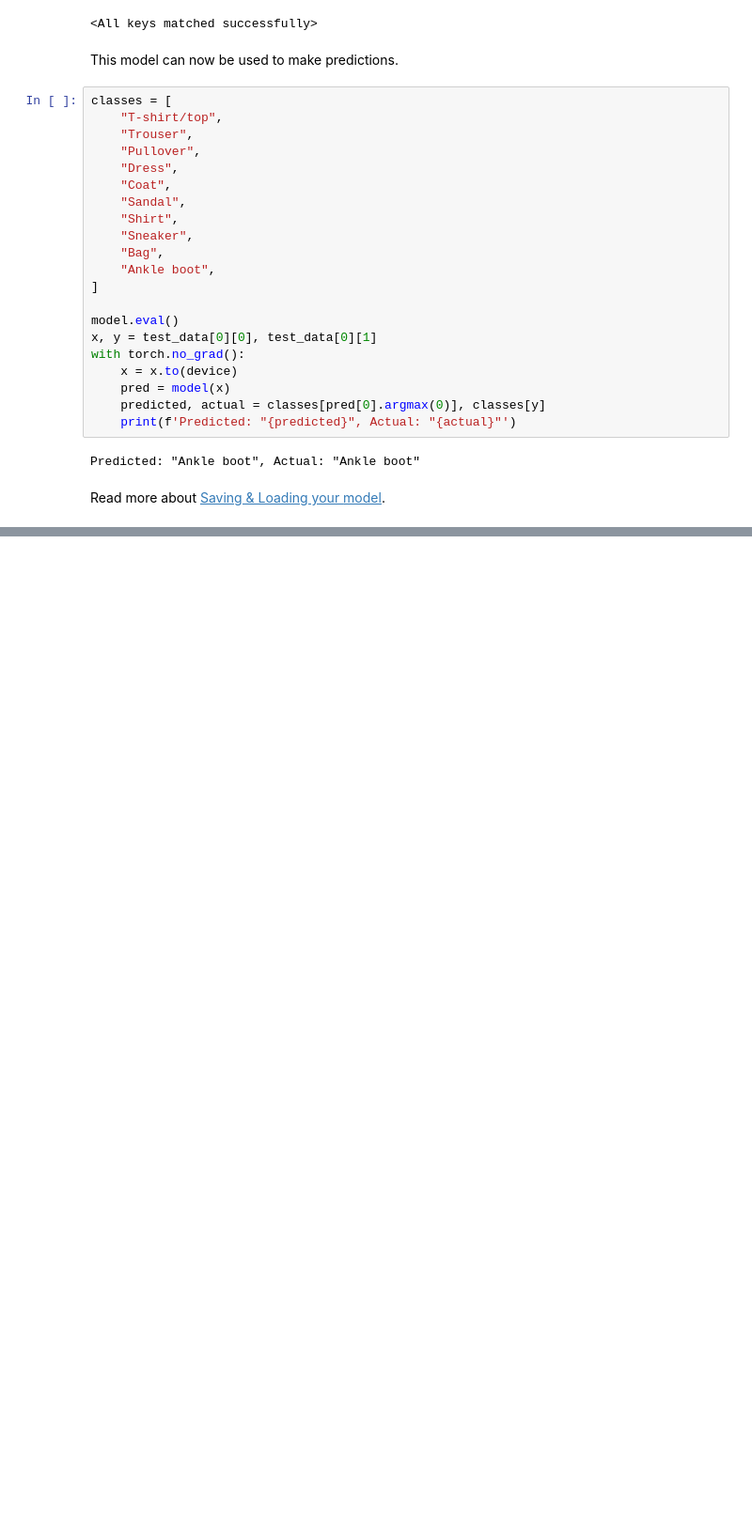
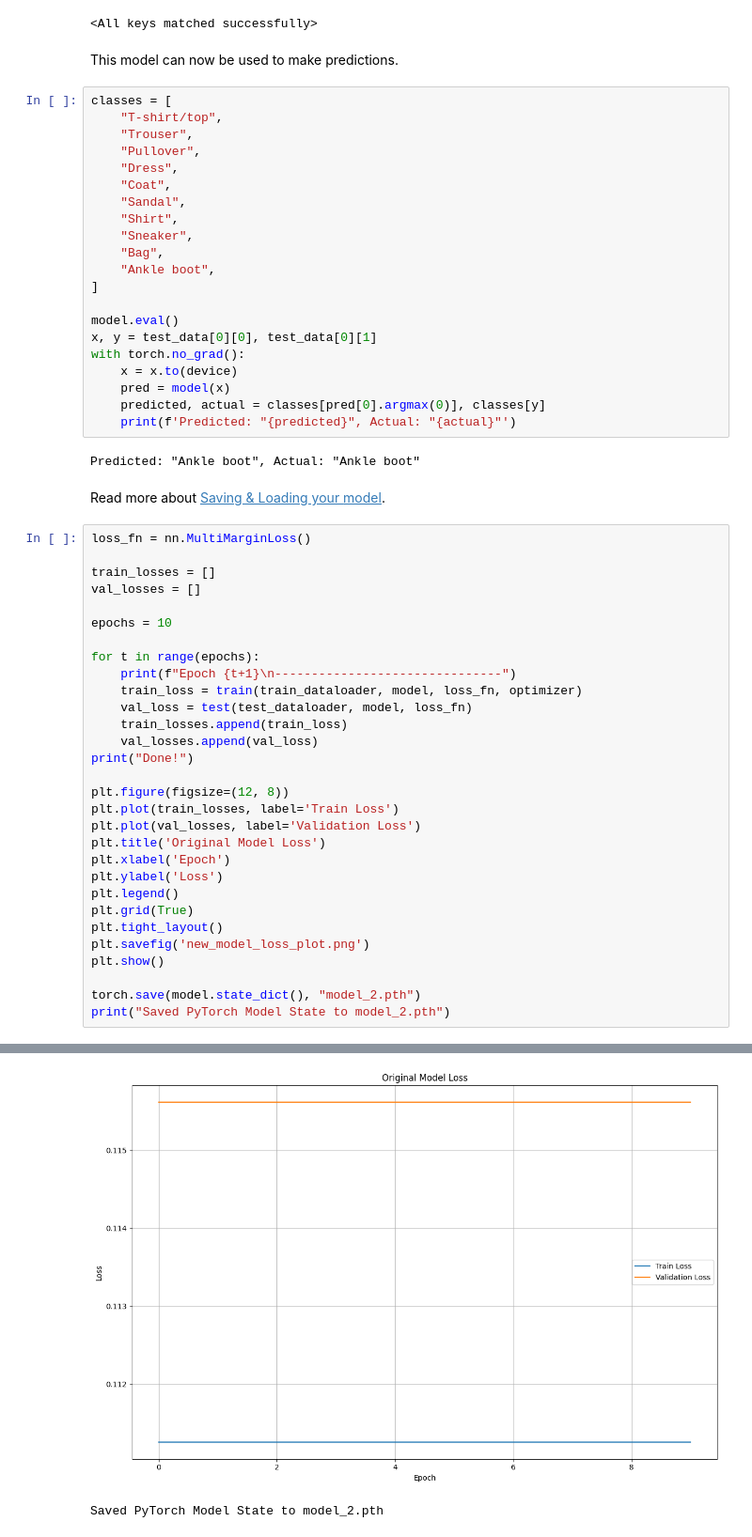
Before and after one commit to VaibhavGupta-19341/IDAI-710_HW7, a Jupyter notebook: quickstart_tutorial.ipynb, the cells around one changed output, grey strips where cells are left out. Shown at 94% size. Cells and saved outputs as stored; diff of their text form; blank space fills up the shorter version.

```diff
--- a/quickstart_tutorial.ipynb
+++ b/quickstart_tutorial.ipynb
@@ -305,3 +305,34 @@ Predicted: "Ankle boot", Actual: "Ankle boot"
 # %% [markdown]
 Read more about [Saving & Loading your
 model](saveloadrun_tutorial.html).
+# %%
+loss_fn = nn.MultiMarginLoss()
+
+train_losses = []
+val_losses = []
+
+epochs = 10
+
+for t in range(epochs):
+    print(f"Epoch {t+1}\n-------------------------------")
+    train_loss = train(train_dataloader, model, loss_fn, optimizer)
+    val_loss = test(test_dataloader, model, loss_fn)
+    train_losses.append(train_loss)
+    val_losses.append(val_loss)
+print("Done!")
+
+plt.figure(figsize=(12, 8))
+plt.plot(train_losses, label='Train Loss')
+plt.plot(val_losses, label='Validation Loss')
+plt.title('Original Model Loss')
+plt.xlabel('Epoch')
+plt.ylabel('Loss')
+plt.legend()
+plt.grid(True)
+plt.tight_layout()
+plt.savefig('new_model_loss_plot.png')
+plt.show()
+
+torch.save(model.state_dict(), "model_2.pth")
+print("Saved PyTorch Model State to model_2.pth")
+# %% [output]
@@ -307,0 +356,2 @@ model](saveloadrun_tutorial.html).
+[figure, added]
+Saved PyTorch Model State to model_2.pth
```
Also changed, not shown: parts of 4 cells of this notebook.
